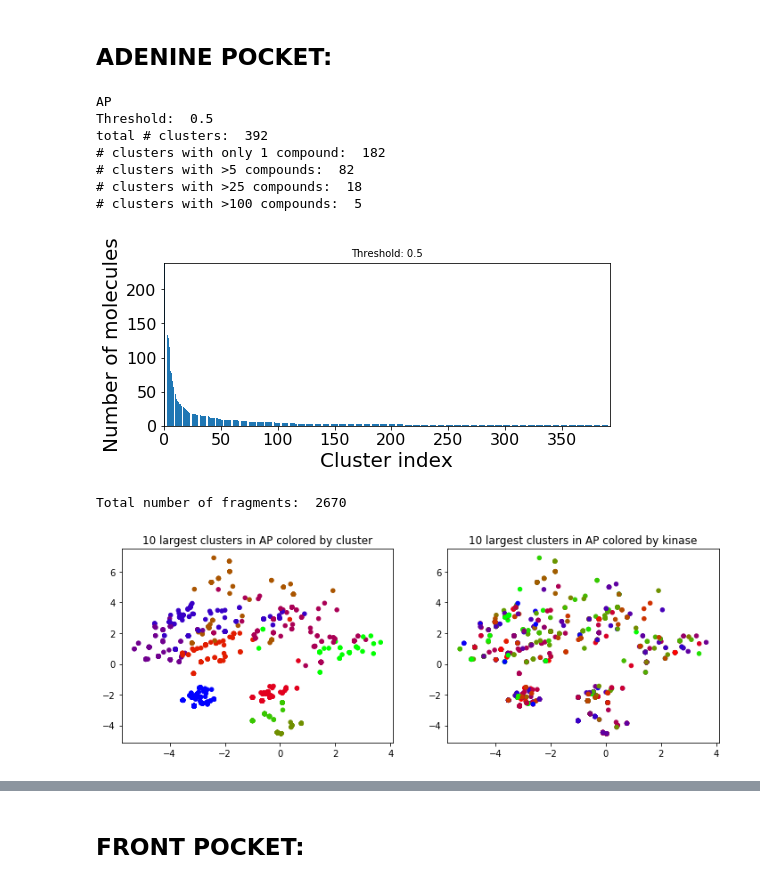
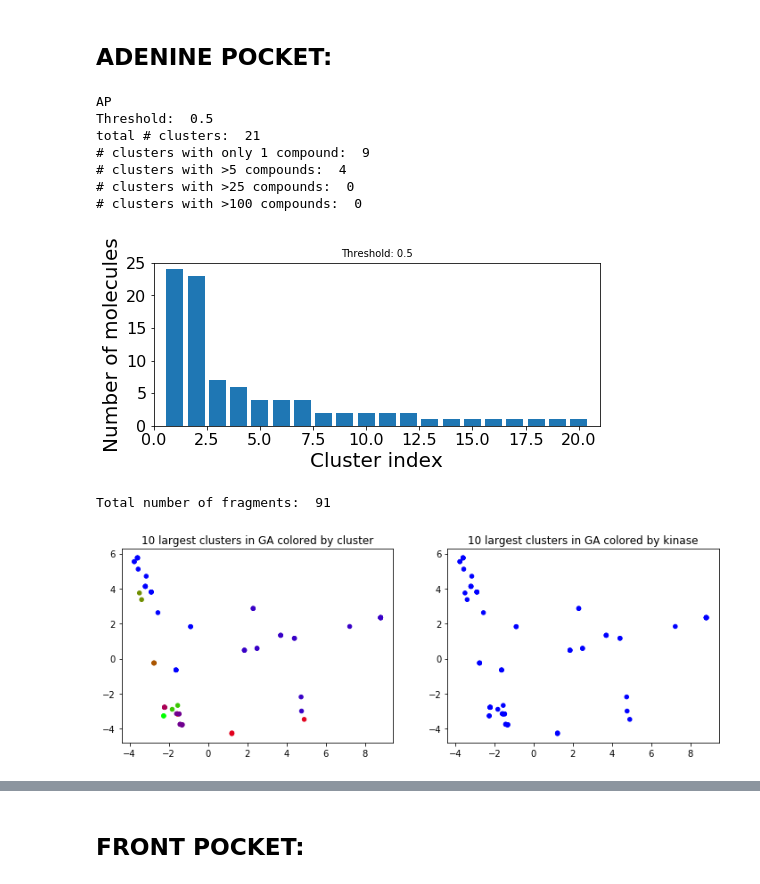
Before and after one commit to volkamerlab/KinaseFocusedFragmentLibrary, a Jupyter notebook: analysis/clustering.ipynb, the cells around one changed output, grey strips where cells are left out. Cells and saved outputs as stored; diff of their text form; code cells hidden in the pictures.

```diff
--- a/analysis/clustering.ipynb
+++ b/analysis/clustering.ipynb
@@ -485,8 +445,7 @@ total # clusters:  180
 # %%
 # cluster back pocket I
-sb = 4
-fps = get_fps(data[sb])
+fps = df_B1.fingerprint
 for i in np.arange(0., 1.0, 0.1):
     clusters = ClusterFps(fps, cutoff=i)
-    analyze_clusters(clusters, sb, cutoff=i)
+    analyze_clusters(clusters, 'B1', cutoff=i)
 # %% [output]
@@ -542,8 +453,7 @@ total # clusters:  33
 # %%
 # cluster back pocket II
-sb = 1
-fps = get_fps(data[sb])
+fps = df_B2.fingerprint
 for i in np.arange(0., 1.0, 0.1):
     clusters = ClusterFps(fps, cutoff=i)
-    analyze_clusters(clusters, sb, cutoff=i)
+    analyze_clusters(clusters, 'B2', cutoff=i)
 # %% [output]
@@ -611,10 +473,10 @@ def find_cluster_mcs(cluster, frags):
     substructure = Chem.MolFromSmarts(mcs.smartsString)
     return substructure
 # %%
-def cluster_scatter_plots(x, y, clusters, n_clusters, sb):
+def cluster_scatter_plots(x, y, clusters, n_clusters, df, subpocket):
 
     X, Y = [], []
-    kinases = get_kinases(data[sb])
+    kinases = df.kinase
     kinasesXY = []
     cluster_colors = []#np.empty(len(points), dtype=object)
     for p, point in enumerate(x):
@@ -628,7 +490,7 @@ def cluster_scatter_plots(x, y, clusters, n_clusters, sb):
     plt.figure(figsize=(12,4))
     plt.subplot(1,2,1)
     plt.scatter(X, Y, c=cluster_colors, s=20, cmap='brg')
-    plt.title(str(n_clusters)+' largest clusters in '+str(subpockets[sb])+' colored by cluster')
+    plt.title(str(n_clusters)+' largest clusters in '+subpocket+' colored by cluster')
 
     # find kinase colors
     kinase_set = list(set(kinasesXY))
@@ -638,7 +500,7 @@ def cluster_scatter_plots(x, y, clusters, n_clusters, sb):
 
     plt.subplot(1,2,2)
     plt.scatter(X, Y, c=kinase_colors, s=20, cmap='brg')
-    plt.title(str(n_clusters)+' largest clusters in '+str(subpockets[sb])+' colored by kinase')
+    plt.title(str(n_clusters)+' largest clusters in '+subpocket+' colored by kinase')
     plt.show()
 
     return None
@@ -646,28 +508,27 @@ def cluster_scatter_plots(x, y, clusters, n_clusters, sb):
 ## ADENINE POCKET:
 # %%
 # investigate adenine pocket clusters
-sb = 2
 cutoff = 0.5
-fps = get_fps(data[sb])
-frags = get_mols(data[sb])
+fps = df_AP.fingerprint
+frags = df_AP.fragment
 
 clusters = ClusterFps(fps, cutoff=cutoff)
 # sort clusters by size
 clusters = sorted(clusters, key=len, reverse=True)
 
-analyze_clusters(clusters, sb, cutoff)
+analyze_clusters(clusters, 'AP', cutoff)
 
 print('Total number of fragments: ', len(frags))
 # %% [output]
 AP
 Threshold:  0.5
-total # clusters:  392
-# clusters with only 1 compound:  182
-# clusters with >5 compounds:  82
-# clusters with >25 compounds:  18
-# clusters with >100 compounds:  5
+total # clusters:  21
+# clusters with only 1 compound:  9
+# clusters with >5 compounds:  4
+# clusters with >25 compounds:  0
+# clusters with >100 compounds:  0
-[figure, old version]
+[figure, new version]
-Total number of fragments:  2670
+Total number of fragments:  91
 # %%
 # convert the RDKit explicit vectors into numpy arrays
 np_fps = []
@@ -681,9 +542,9 @@ x, y = principal_components(np_fps)
 # %%
 # plot clusters
 n_clusters = 10
-cluster_scatter_plots(x, y, clusters, n_clusters, sb)
+cluster_scatter_plots(x, y, clusters, n_clusters, df_AP, 'AP')
 # %% [output]
-[figure, old version]
+[figure, new version]
 # %%
 substructures = []
 legends = []
```
Also changed, not shown: parts of 42 cells of this notebook, 2 other files.
